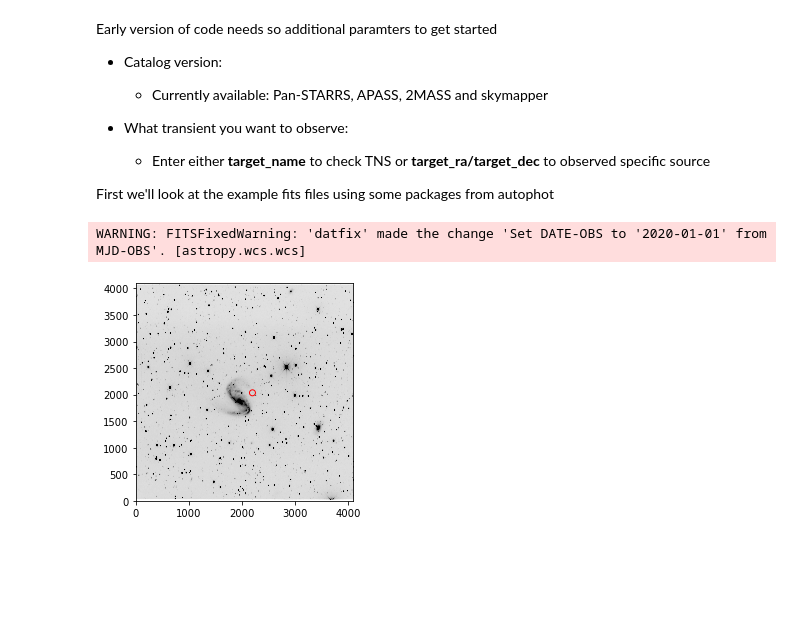
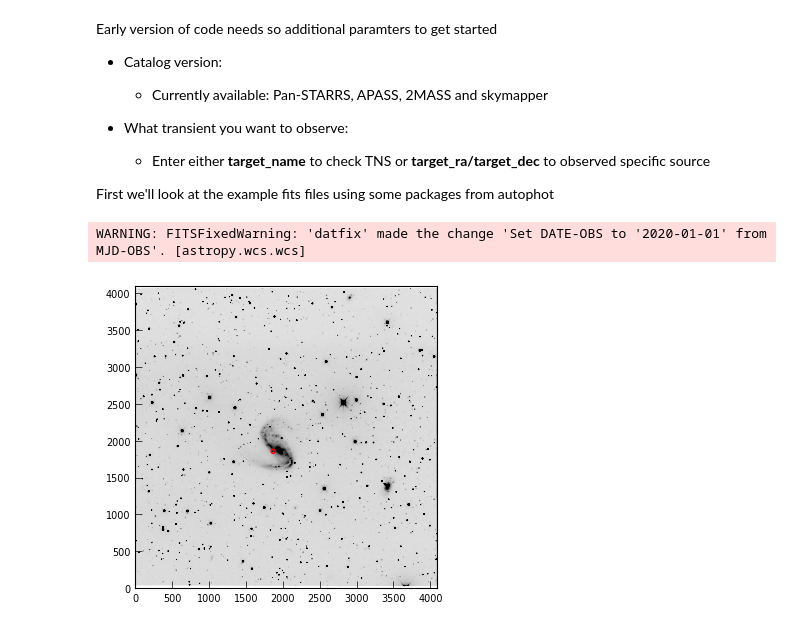
Before and after one commit to Astro-Sean/AutoPHoT, a Jupyter notebook: autophot_example.ipynb, the cells around one changed output. Cells and saved outputs as stored; diff of their text form; code cells hidden in the pictures; blank space fills up the shorter version.

```diff
--- a/autophot_example.ipynb
+++ b/autophot_example.ipynb
@@ -62,32 +68,37 @@ data = getimage(fpath)
 header = getheader(fpath)
 
 
 import matplotlib.pyplot as plt
 from astropy.visualization import ImageNormalize,SquaredStretch,ZScaleInterval
 
 # Create an ImageNormalize object
 norm = ImageNormalize(stretch = SquaredStretch())
 vmin,vmax = (ZScaleInterval(nsamples = 1000)).get_limits(data)
 
 plt.imshow(data,
           vmin = vmin,
           vmax = vmax,
           norm = norm,
           origin = 'lower',
           cmap = 'Greys')
 
 # For purpose of this example WCS is already in header
 from astropy import wcs
 w = wcs.WCS(header)
 
+# Select a source - this source is not a transient although it is close to the center of the galaxy
+ra = 114.070433
+dec = -69.529716
+
 # Choose a source in image
 from astropy.coordinates import SkyCoord
-c = SkyCoord(114.1731778, -69.5486285, unit="deg")  # defaults to ICRS frame
+c = SkyCoord(ra,dec , unit="deg")
+
 x_pix,y_pix = w.all_world2pix(c.ra.degree, c.dec.degree, 1)
 
 plt.scatter(x_pix,y_pix,marker = 'o',facecolor = 'none',edgecolor = 'r')
 
 plt.show()
 # %% [output]
 WARNING: FITSFixedWarning: 'datfix' made the change 'Set DATE-OBS to '2020-01-01' from MJD-OBS'. [astropy.wcs.wcs]
-[figure, old version]
+[figure, new version]
```
Also changed, not shown: parts of 14 cells of this notebook.
